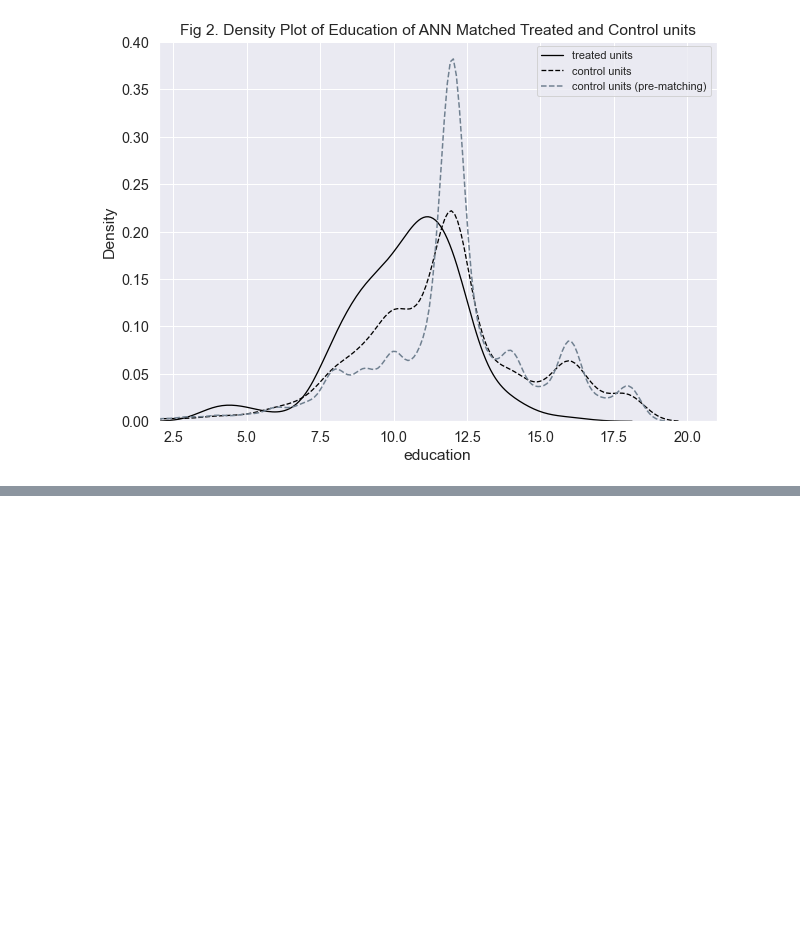
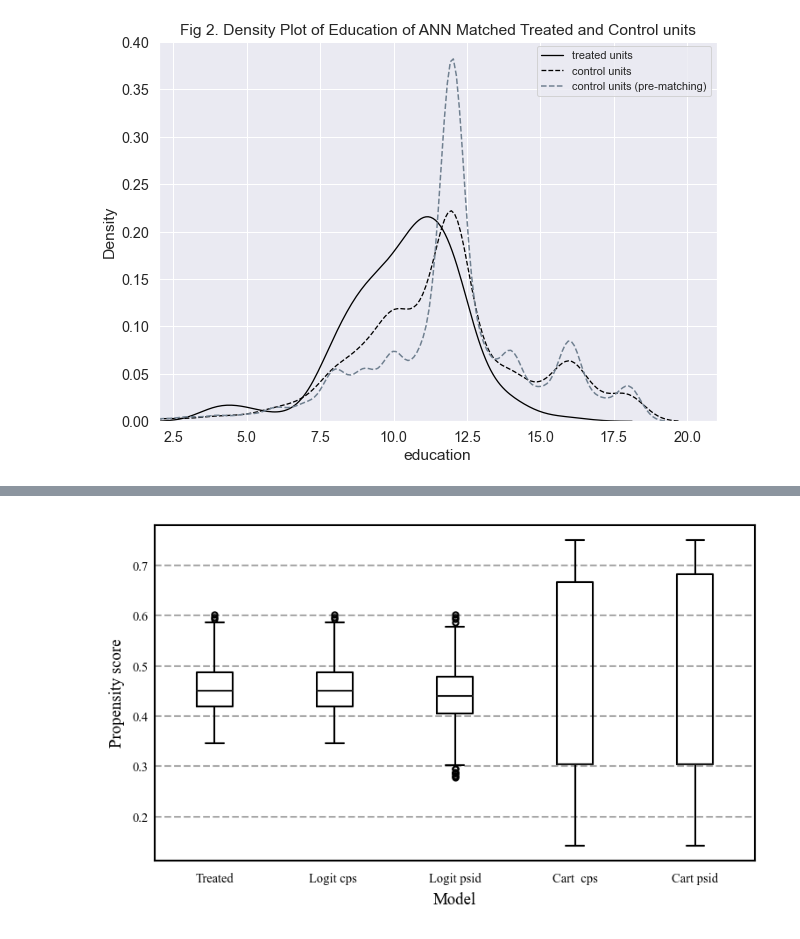
Before and after one commit to MawuliAgamah/ml-propensity-score-matching, a Jupyter notebook: Jupyter notebooks/lalonde.ipynb, the cells around one changed output, grey strips where cells are left out. Saved outputs shown, nothing was run; the diff lists cells and outputs as text; code cells hidden in the pictures; blank space fills up the shorter version.

```diff
--- a/Jupyter notebooks/lalonde.ipynb
+++ b/Jupyter notebooks/lalonde.ipynb
@@ -2008,0 +2280,63 @@ plt.xlim([2, 21])
+# %%
+# Box plots of estimated propensity scores across each model - CPS group
+
+fig, ax = plt.subplots(figsize=(5, 3))
+
+# Neat formatting for plots
+plt.rcParams.update({"figure.dpi": 150})
+plt.rcParams.update(bundles.neurips2022())
+plt.rcParams.update(fonts.neurips2022())
+plt.rcParams.update(axes.tick_direction( y="in"))
+plt.rcParams.update(axes.color(base="black"))
+plt.rcParams.update(figsizes.neurips2022())
+plt.rcParams.update(fontsizes.neurips2022())
+
+ax.set_facecolor('white')
+# Set boarder colour
+for spine in ax.spines:
+    ax.spines[spine].set_color('black')
+    ax.spines[spine].set_linewidth(1)
+
+ax.grid(color='darkgrey', axis='y', linestyle='--', linewidth=1, alpha=1)
+ax.grid(color='white', axis='x')
+
+# Cusotmise median line
+medianprops = dict(linestyle='-', linewidth = 1, color='k')
+boxprops = dict(linewidth = 1)
+whiskerprops = dict(linewidth = 1)
+capprops = dict(linewidth = 1)
+
+flierprops = {'marker': 'o', 'markersize': 3,'linewidth':1}
+
+
+treated_propensity_PS = logitNswCps_lalonde['propensity_score'][logitNswCps_lalonde['treat']==1]
+
+Logit_Cpscomprison_PS = logitNswCps_lalonde['propensity_score'][logitNswCps_lalonde['treat']==0]
+Logit_Psidcomprison_PS = logitNswPsid_lalonde['propensity_score'][logitNswPsid_lalonde['treat']==0]
+
+cart_Cpscomprison_PS = cartNswCps_lalonde['propensity_score'][cartNswCps_lalonde['treat']==0]
+cart_Psidcomprison_PS = cartNswPsid_lalonde['propensity_score'][cartNswPsid_lalonde['treat']==0]
+
+ax.boxplot([treated_propensity_PS,Logit_Cpscomprison_PS,Logit_Psidcomprison_PS,cart_Cpscomprison_PS,cart_Psidcomprison_PS],
+            medianprops=medianprops,
+            boxprops = boxprops,
+            whiskerprops=whiskerprops,
+            capprops = capprops ,
+            flierprops = flierprops,
+            widths=0.3)
+
+#ax.set_xlim(0.5,5.5)
+#ax.set_ylim(-2000,62000)
+
+plt.xticks([1,2,3,4,5],['Treated', 'Logit cps ','Logit psid','Cart  cps','Cart psid'])
+
+
+ax.set_xlabel('Model')
+
+ax.set_ylabel('Propensity score')
+
+plt.savefig('/Users/mawuliagamah/gitprojects/causal_inference/causal_inference/Jupyter notebooks/lalonde_notebook_plots/_boxplots.png', bbox_inches='tight')
+
+plt.show()
+# %% [output]
+[figure, added]
```
Also changed, not shown: parts of 67 cells of this notebook, 9 other files.
